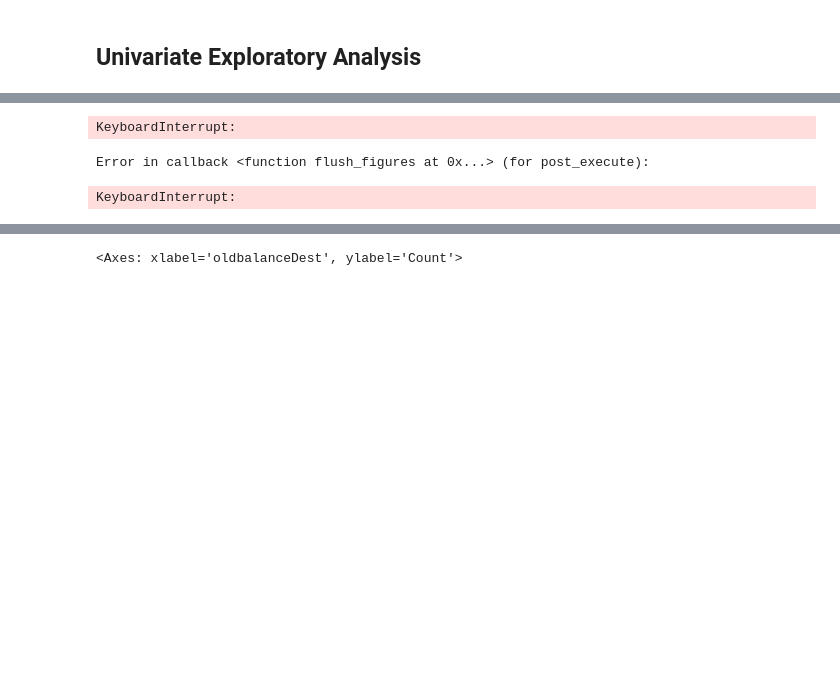
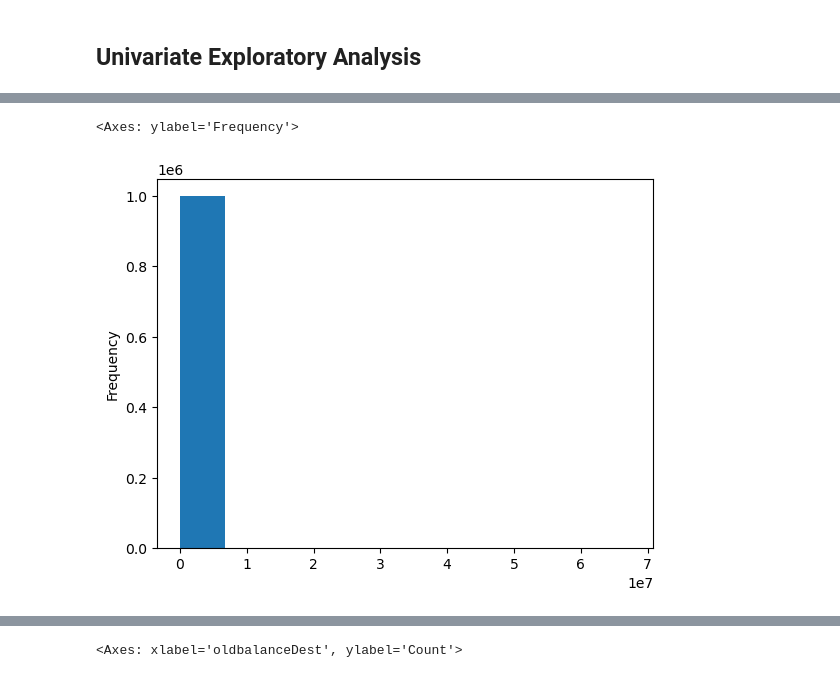
Before and after one commit to walcotttt/supervised-learning-project, a Jupyter notebook: EDA.ipynb, the cells around one changed output, grey strips where cells are left out. Saved outputs shown, nothing was run; the diff lists cells and outputs as text; code cells hidden in the pictures; blank space fills up the shorter version.

```diff
--- a/EDA.ipynb
+++ b/EDA.ipynb
@@ -124,7 +81,6 @@ AttributeError: 'DataFrame' object has no attribute 'append'
 # %%
 # histogram of the amount of money transferred
-df["amount"].plot.hist(bins=10000)
+df_sample["amount"].plot.hist()
 # %% [output]
-KeyboardInterrupt:
+<Axes: ylabel='Frequency'>
-Error in callback <function flush_figures at 0x...> (for post_execute):
-KeyboardInterrupt:
+[figure, added]
```
Also changed, not shown: parts of 18 cells of this notebook, 1 other file.
